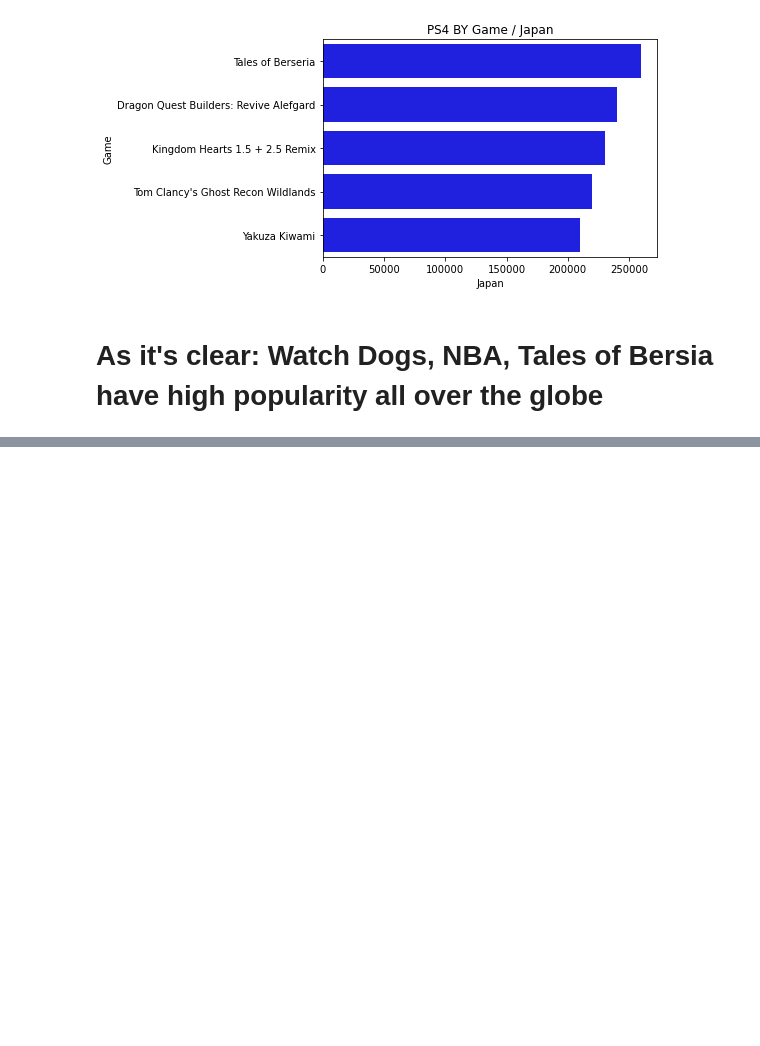
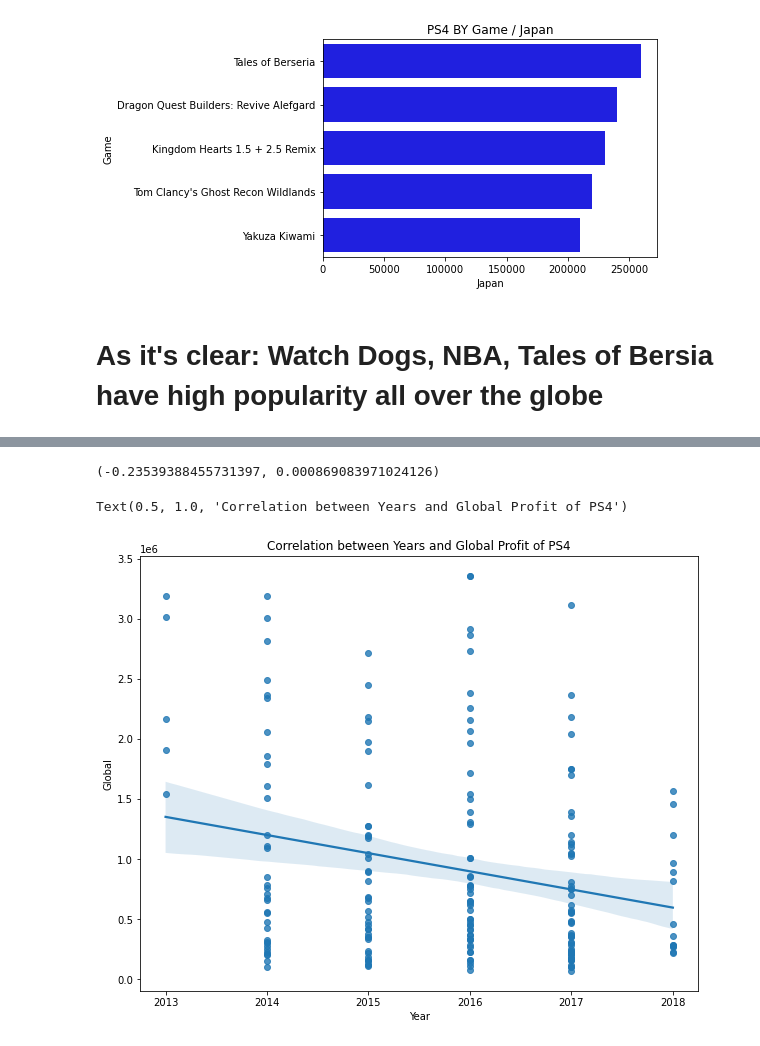
Before and after one commit to KhadijahMohamedAbd/PS4_PROJECT, a Jupyter notebook: PS4_Project.ipynb, the cells around one changed output, grey strips where cells are left out. Drawn from its saved outputs; the diff is of its cells as text; code cells hidden in the pictures; blank space fills up the shorter version.

```diff
--- a/PS4_Project.ipynb
+++ b/PS4_Project.ipynb
@@ -725,0 +738,14 @@ Text(0.5, 1.0, 'PS4 BY Game / Japan')
+# %%
+#Calculation pearson coefficient and P-value
+from scipy import stats
+pearson_coef, p_value = stats.pearsonr(ps4['Year'],ps4['Global'])
+pearson_coef, p_value
+# %% [output]
+(-0.23539388455731397, 0.000869083971024126)
+# %%
+plt.figure(figsize=(10,8))
+sns.regplot(x='Year',y='Global',data=ps4)
+plt.title('Correlation between Years and Global Profit of PS4')
+# %% [output]
+Text(0.5, 1.0, 'Correlation between Years and Global Profit of PS4')
+[figure, added]
```
Also changed, not shown: parts of 5 cells of this notebook.
